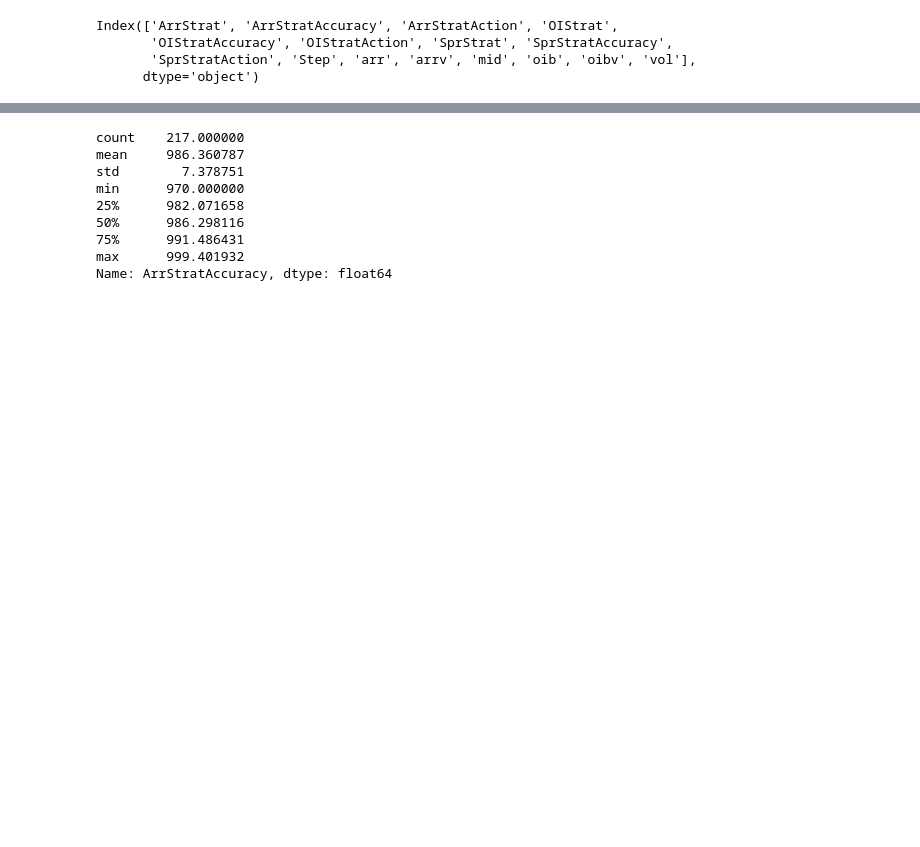
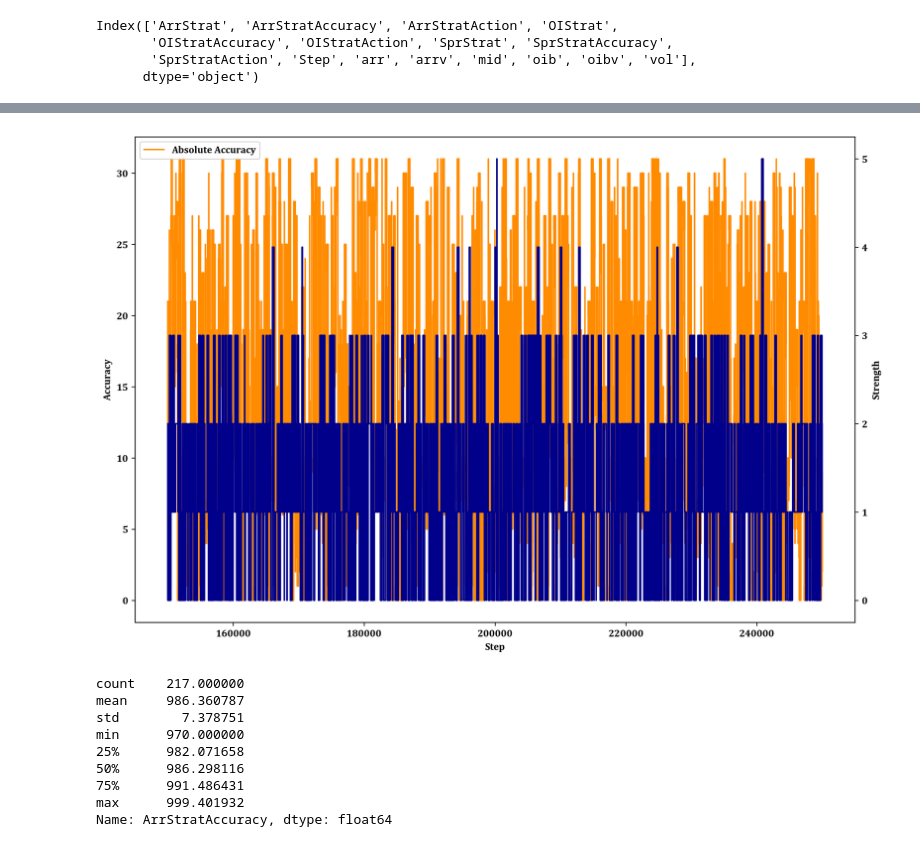
Before and after one commit to JackBenny39/mmabm, a Jupyter notebook: Notebooks/mmstrats.ipynb, the cells around one changed output, grey strips where cells are left out. Saved outputs shown, nothing was run; the diff lists cells and outputs as text; code cells hidden in the pictures; blank space fills up the shorter version.

```diff
--- a/Notebooks/mmstrats.ipynb
+++ b/Notebooks/mmstrats.ipynb
@@ -71,3 +79,16 @@ arrdf
+# %%
+fig = plt.figure(figsize=(13,9), dpi=300, facecolor='w')
+ax1 = fig.add_subplot(111)
+ax1.plot(arrdf.loc[150000:, 'AbsAcc'], linestyle='solid', color='DarkOrange', marker='None', label='Absolute Accuracy')
+ax2 = ax1.twinx()
+ax2.plot(arrdf.loc[150000:, 'ArrStrength'], linestyle='solid', color='DarkBlue', marker='None', label='Strength')
+ax1.set_xlabel('Step', family='Cambria')
+ax1.set_ylabel('Accuracy', family='Cambria')
+ax2.set_ylabel('Strength', family='Cambria')
+ax1.legend(loc='upper left')
+plt.show()
+# %% [output]
+[figure, added]
 # %%
 arrdf.groupby('ArrStrat').ArrStratAccuracy.mean().describe()
 # %% [output]
```
Also changed, not shown: parts of 13 cells of this notebook, 5 other files.
